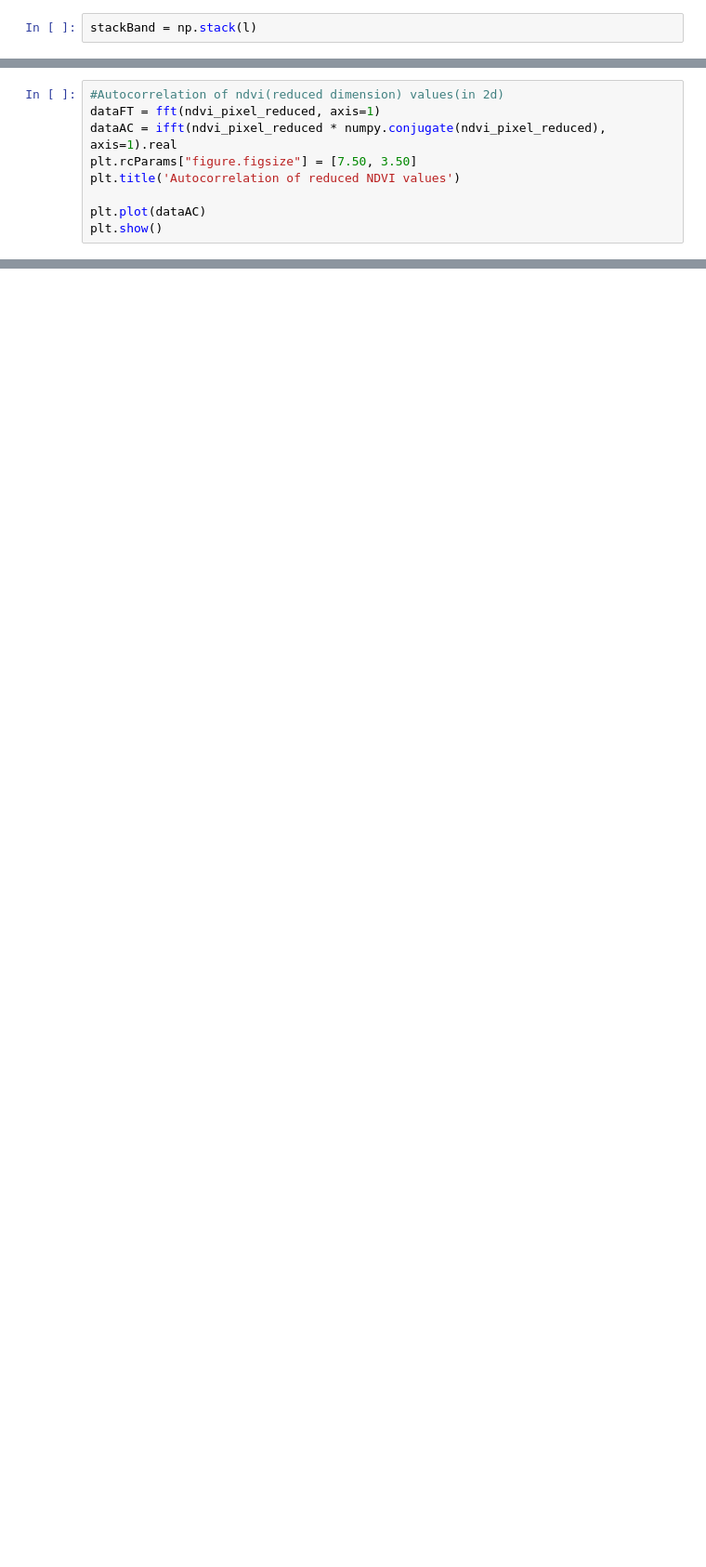
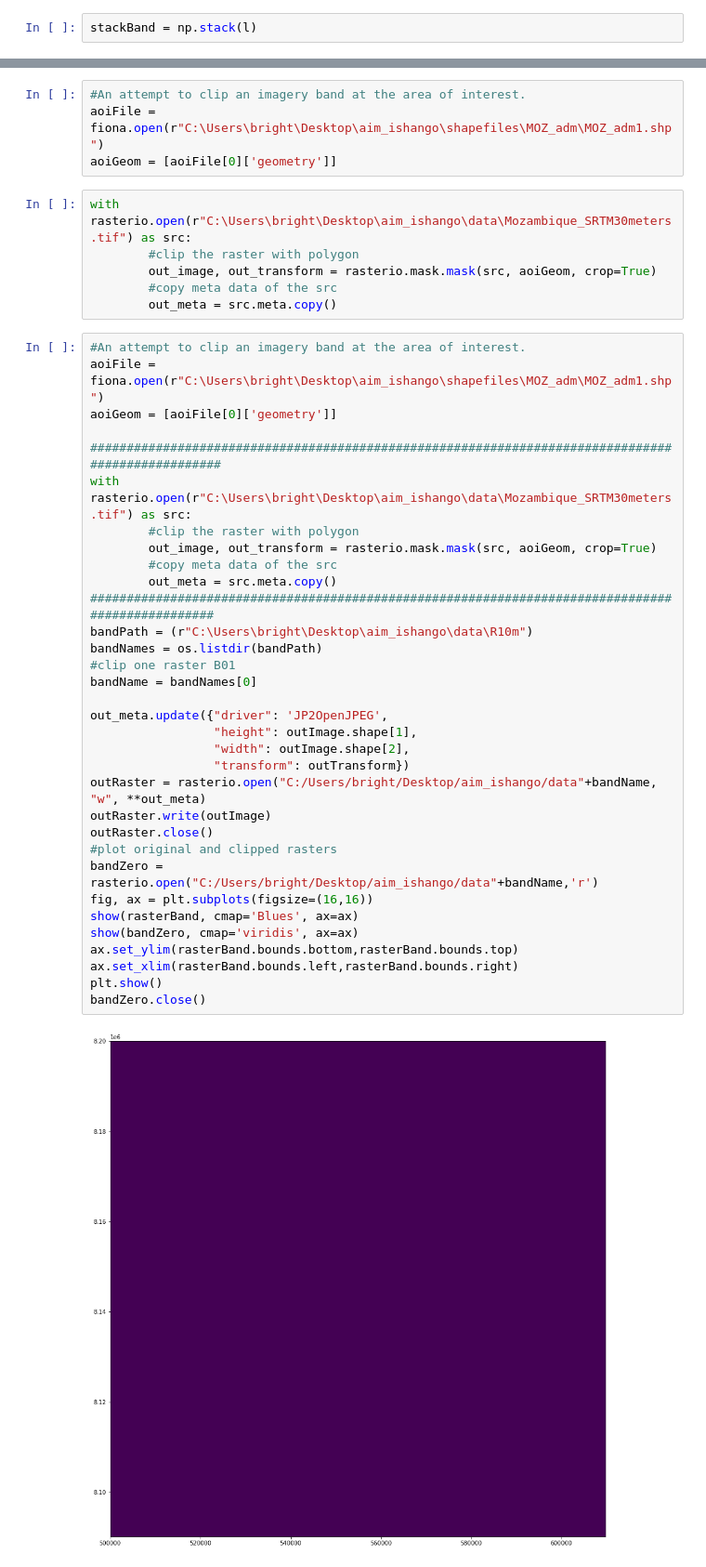
Before and after one commit to bright-aimable/teambright-aimable, a Jupyter notebook: ImageryExplorationMozambique.ipynb, the cells around one changed output, grey strips where cells are left out. Shown at 93% size. Cells and saved outputs as stored; diff of their text form; blank space fills up the shorter version.

```diff
--- a/ImageryExplorationMozambique.ipynb
+++ b/ImageryExplorationMozambique.ipynb
@@ -149,9 +65,0 @@ plt.show()
-# %%
-#Autocorrelation of ndvi(reduced dimension) values(in 2d)
-dataFT = fft(ndvi_pixel_reduced, axis=1)
-dataAC = ifft(ndvi_pixel_reduced * numpy.conjugate(ndvi_pixel_reduced), axis=1).real
-plt.rcParams["figure.figsize"] = [7.50, 3.50]
-plt.title('Autocorrelation of reduced NDVI values')
-
-plt.plot(dataAC)
-plt.show()
@@ -176,0 +69,45 @@ ndvi.shape
+# %%
+#An attempt to clip an imagery band at the area of interest.
+aoiFile = fiona.open(r"C:\Users\bright\Desktop\aim_ishango\shapefiles\MOZ_adm\MOZ_adm1.shp")
+aoiGeom = [aoiFile[0]['geometry']]
+# %%
+with rasterio.open(r"C:\Users\bright\Desktop\aim_ishango\data\Mozambique_SRTM30meters.tif") as src:
+        #clip the raster with polygon
+        out_image, out_transform = rasterio.mask.mask(src, aoiGeom, crop=True)
+        #copy meta data of the src
+        out_meta = src.meta.copy()
+# %%
+#An attempt to clip an imagery band at the area of interest.
+aoiFile = fiona.open(r"C:\Users\bright\Desktop\aim_ishango\shapefiles\MOZ_adm\MOZ_adm1.shp")
+aoiGeom = [aoiFile[0]['geometry']]
+
+##################################################################################################
+with rasterio.open(r"C:\Users\bright\Desktop\aim_ishango\data\Mozambique_SRTM30meters.tif") as src:
+        #clip the raster with polygon
+        out_image, out_transform = rasterio.mask.mask(src, aoiGeom, crop=True)
+        #copy meta data of the src
+        out_meta = src.meta.copy()
+#################################################################################################
+bandPath = (r"C:\Users\bright\Desktop\aim_ishango\data\R10m")
+bandNames = os.listdir(bandPath)
+#clip one raster B01
+bandName = bandNames[0]
+
+out_meta.update({"driver": 'JP2OpenJPEG',
+                 "height": outImage.shape[1],
+                 "width": outImage.shape[2],
+                 "transform": outTransform})
+outRaster = rasterio.open("C:/Users/bright/Desktop/aim_ishango/data"+bandName, "w", **out_meta)
+outRaster.write(outImage)
+outRaster.close()
+#plot original and clipped rasters
+bandZero = rasterio.open("C:/Users/bright/Desktop/aim_ishango/data"+bandName,'r')
+fig, ax = plt.subplots(figsize=(16,16))
+show(rasterBand, cmap='Blues', ax=ax)
+show(bandZero, cmap='viridis', ax=ax)
+ax.set_ylim(rasterBand.bounds.bottom,rasterBand.bounds.top)
+ax.set_xlim(rasterBand.bounds.left,rasterBand.bounds.right)
+plt.show()
+bandZero.close()
+# %% [output]
+[figure, added]
```
Also changed, not shown: parts of 15 cells of this notebook.
